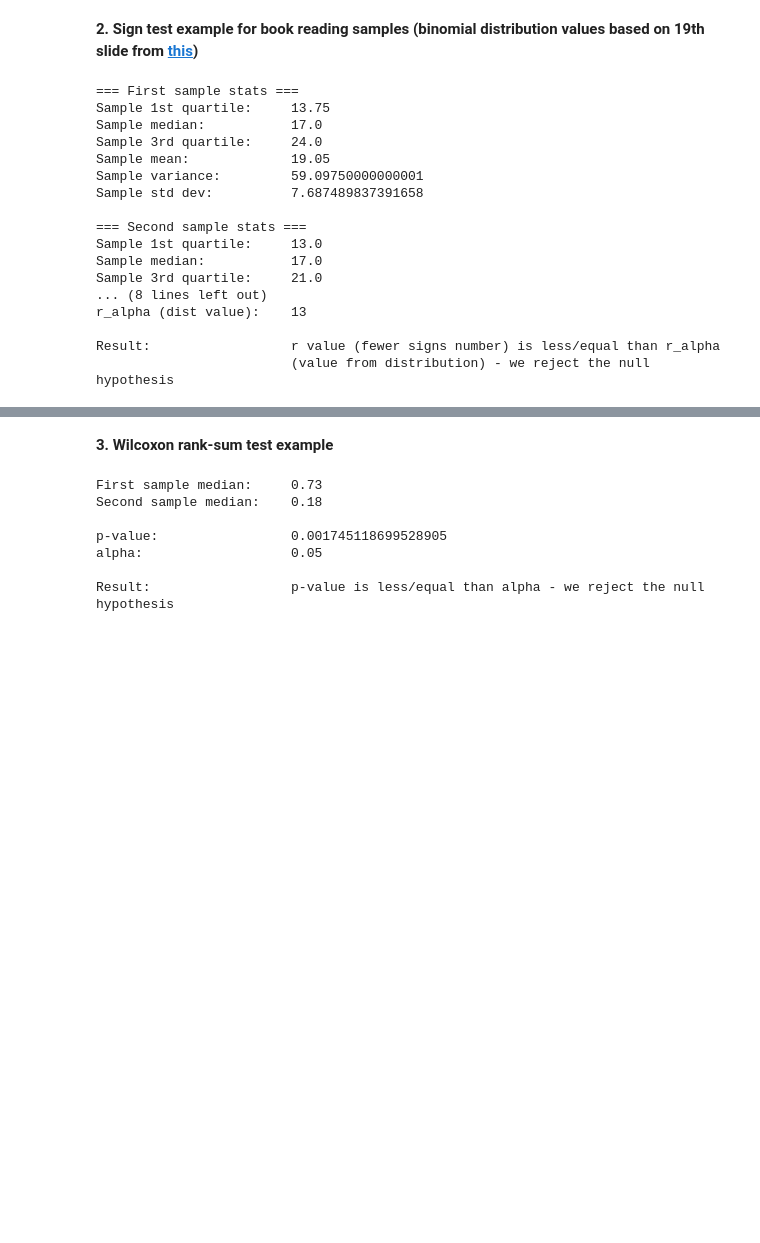
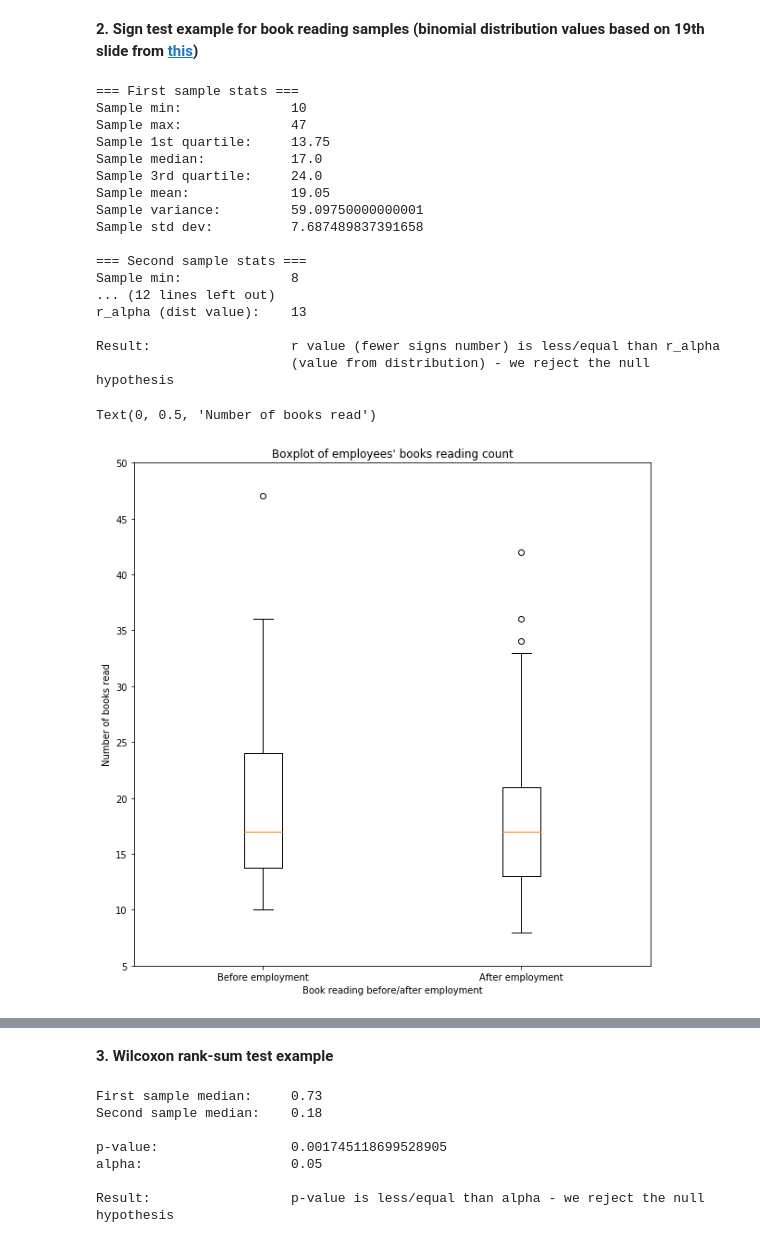
Before and after one commit to Netherwulf/data-science-toolkit, a Jupyter notebook: nonparametric_tests.ipynb, the cells around one changed output, grey strips where cells are left out. Cells and saved outputs as stored; diff of their text form; code cells hidden in the pictures; blank space fills up the shorter version.

```diff
--- a/nonparametric_tests.ipynb
+++ b/nonparametric_tests.ipynb
@@ -113,7 +143,9 @@ Text(0, 0.5, 'Patient weight')
 <b>2. Sign test example for book reading samples (binomial distribution values based on 19th slide from [this](http://home.agh.edu.pl/~kca/stat/WYK%A3ADY_pdf/WYK%A3AD%208.pdf))</b>
 # %%
 def summarize_sample(sample):
-    print('Sample 1st quartile: \t {0}'.format(np.percentile(sample, 25)),
+    print('Sample min: \t\t {0}'.format(np.min(sample)),
+          '\nSample max: \t\t {0}'.format(np.max(sample)),
+          '\nSample 1st quartile: \t {0}'.format(np.percentile(sample, 25)),
           '\nSample median: \t\t {0}'.format(np.median(sample)),
           '\nSample 3rd quartile: \t {0}'.format(np.percentile(sample, 75)),
           '\nSample mean: \t\t {0}'.format(np.mean(sample)),
@@ -172,34 +204,44 @@ def signs_test(sample1, sample2):
         print('\nResult: \t\t r value (fewer signs number) is greater than r_alpha\n\t\t\t (value from distribution) - we can\'t reject the null hypothesis')
 
 df = pd.read_csv(os.path.join('dane_listy_3_-_5', 'czytelnictwo.csv'))
 
 print('=== First sample stats ===')
 summarize_sample(df['przed'])
 
 print('\n=== Second sample stats ===')
 summarize_sample(df['po'])
 
 summarize_sample
 
 print('\nFirst sample median: \t {0}'.format(np.median(df['przed'])),
       '\nSecond sample median: \t {0}'.format(np.median(df['po'])))
 
 signs_test(df['przed'], df['po'])
+
+# boxplot
+plt.figure(figsize=(10,10))
+plt.boxplot((df['przed'], df['po']), labels=['Before employment', 'After employment'])
+plt.ylim(5, 50)
+plt.title('Boxplot of employees\' books reading count')
+plt.xlabel('Book reading before/after employment')
+plt.ylabel('Number of books read')
 # %% [output]
 === First sample stats ===
+Sample min:              10
+Sample max:              47
 Sample 1st quartile:     13.75
 Sample median:           17.0
 Sample 3rd quartile:     24.0
 Sample mean:             19.05
 Sample variance:         59.09750000000001
 Sample std dev:          7.687489837391658
 
 === Second sample stats ===
-Sample 1st quartile:     13.0
-Sample median:           17.0
-Sample 3rd quartile:     21.0
-... (8 lines left out)
+Sample min:              8
+... (12 lines left out)
 r_alpha (dist value):    13
 
 Result:                  r value (fewer signs number) is less/equal than r_alpha
                          (value from distribution) - we reject the null hypothesis
+Text(0, 0.5, 'Number of books read')
+[figure, added]
```
Also changed, not shown: parts of 5 cells of this notebook.
